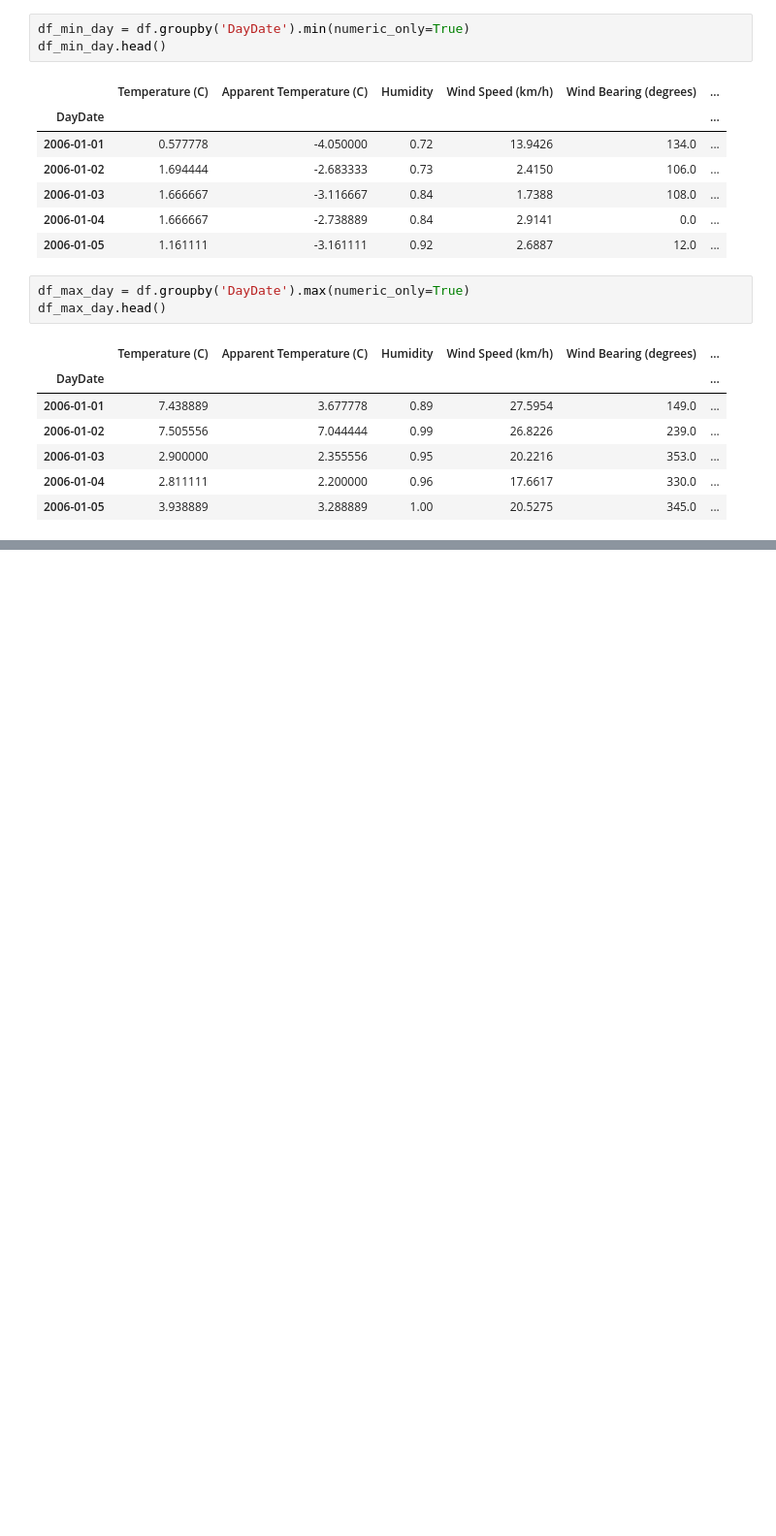
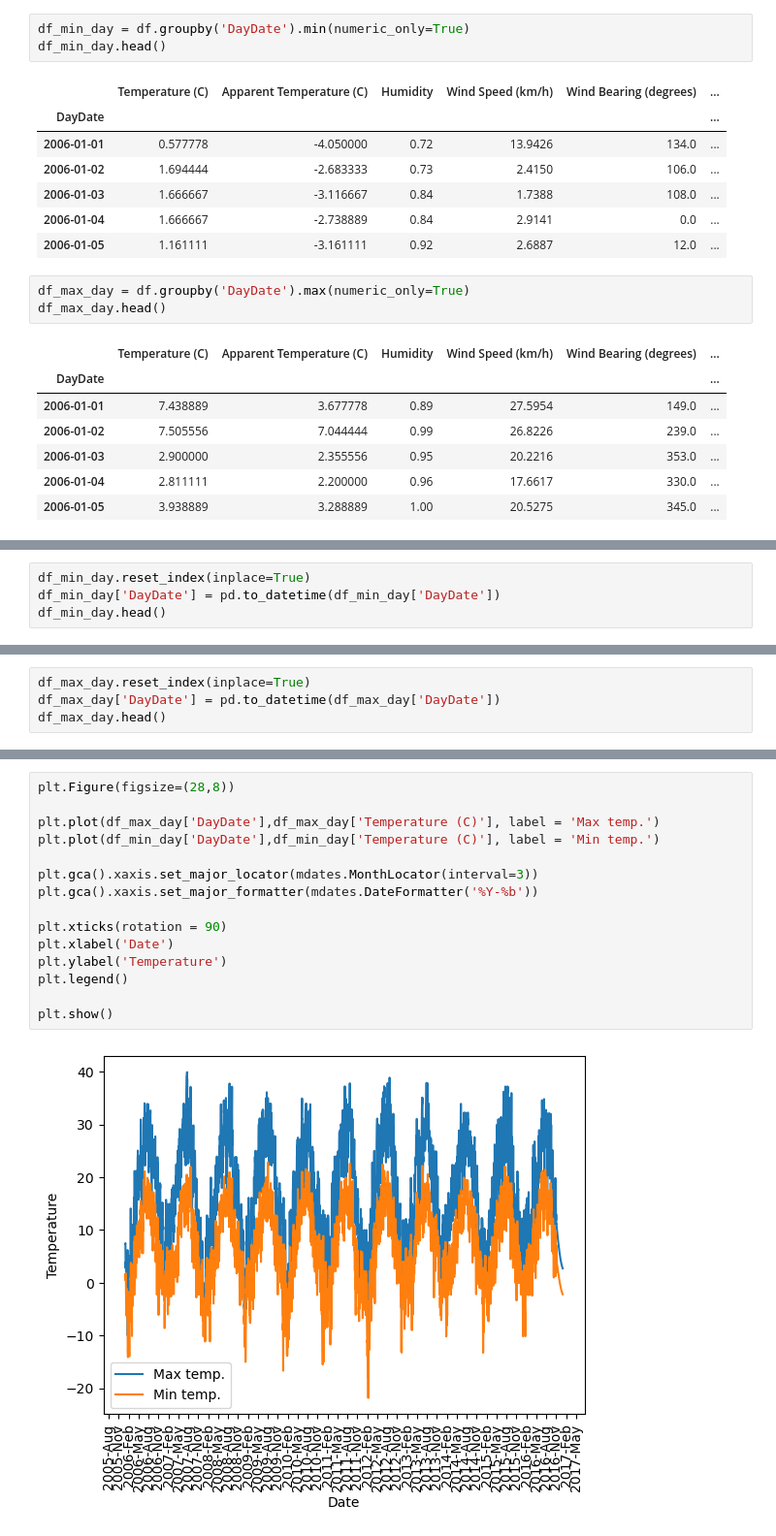
Before and after one commit to GrabarzVIII/small_fast_analisys, a Jupyter notebook: Weather Dataset/weathe_analisys.ipynb, the cells around one changed output, grey strips where cells are left out. Shown at 97% size. Cells and saved outputs as stored; diff of their text form; blank space fills up the shorter version.

```diff
--- a/Weather Dataset/weathe_analisys.ipynb
+++ b/Weather Dataset/weathe_analisys.ipynb
@@ -93,0 +128,4 @@ df_max_day.head()
+# %%
+df_min_day.reset_index(inplace=True)
+df_min_day['DayDate'] = pd.to_datetime(df_min_day['DayDate'])
+df_min_day.head()
@@ -93,0 +139,4 @@ df_max_day.head()
+# %%
+df_max_day.reset_index(inplace=True)
+df_max_day['DayDate'] = pd.to_datetime(df_max_day['DayDate'])
+df_max_day.head()
@@ -93,0 +150,17 @@ df_max_day.head()
+# %%
+plt.Figure(figsize=(28,8))
+
+plt.plot(df_max_day['DayDate'],df_max_day['Temperature (C)'], label = 'Max temp.')
+plt.plot(df_min_day['DayDate'],df_min_day['Temperature (C)'], label = 'Min temp.')
+
+plt.gca().xaxis.set_major_locator(mdates.MonthLocator(interval=3))
+plt.gca().xaxis.set_major_formatter(mdates.DateFormatter('%Y-%b'))
+
+plt.xticks(rotation = 90)
+plt.xlabel('Date')
+plt.ylabel('Temperature')
+plt.legend()
+
+plt.show()
+# %% [output]
+[figure, added]
```
Also changed, not shown: parts of 9 cells of this notebook.
